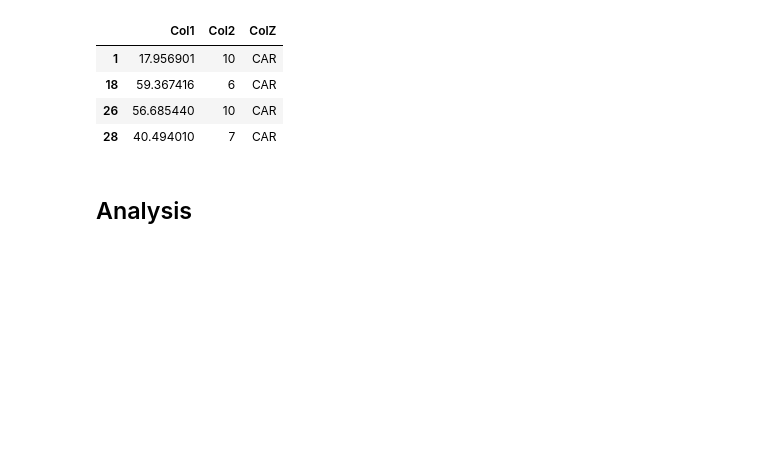
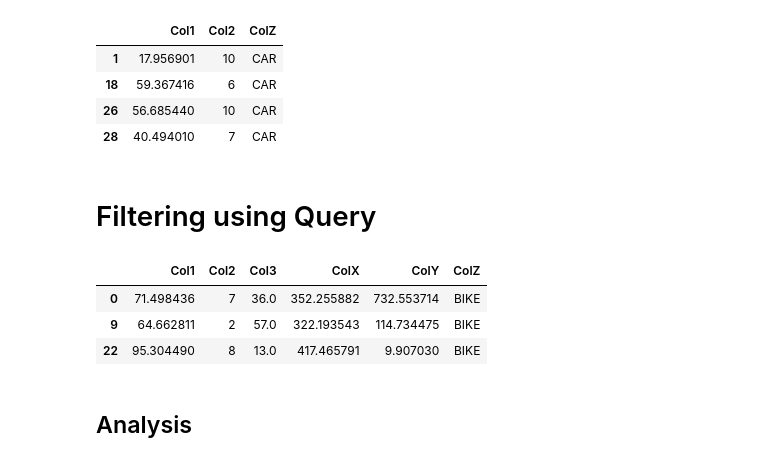
Before and after one commit to gurusarath1/Snippets, a Jupyter notebook: DataScience_Learning/Pandas_Starter.ipynb, the cells around one changed output. Drawn from its saved outputs; the diff is of its cells as text; code cells hidden in the pictures; blank space fills up the shorter version.

```diff
--- a/DataScience_Learning/Pandas_Starter.ipynb
+++ b/DataScience_Learning/Pandas_Starter.ipynb
@@ -230,6 +435,15 @@ ExcelData.loc[Col1_greater_than_30 & col2_greaterthan_4, ['Col1','Col2','ColZ']]
 | 18 | 59.367416 | 6 | CAR |
 | 26 | 56.685440 | 10 | CAR |
 | 28 | 40.494010 | 7 | CAR |
+# %% [markdown]
+# Filtering using Query
+# %%
+ExcelData.query('Col1 >= 60').query('ColZ == \'BIKE\'')
+# %% [output]
+|  | Col1 | Col2 | Col3 | ColX | ColY | ColZ |
+| 0 | 71.498436 | 7 | 36.0 | 352.255882 | 732.553714 | BIKE |
+| 9 | 64.662811 | 2 | 57.0 | 322.193543 | 114.734475 | BIKE |
+| 22 | 95.304490 | 8 | 13.0 | 417.465791 | 9.907030 | BIKE |
 # %% [markdown]
 ## Analysis
 # %% [markdown]
```
Also changed, not shown: parts of 33 cells of this notebook.
